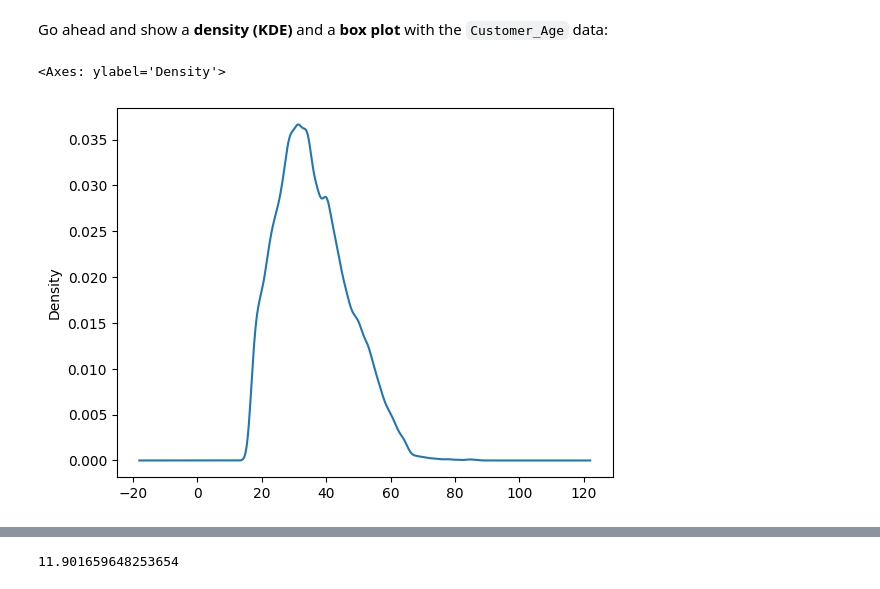
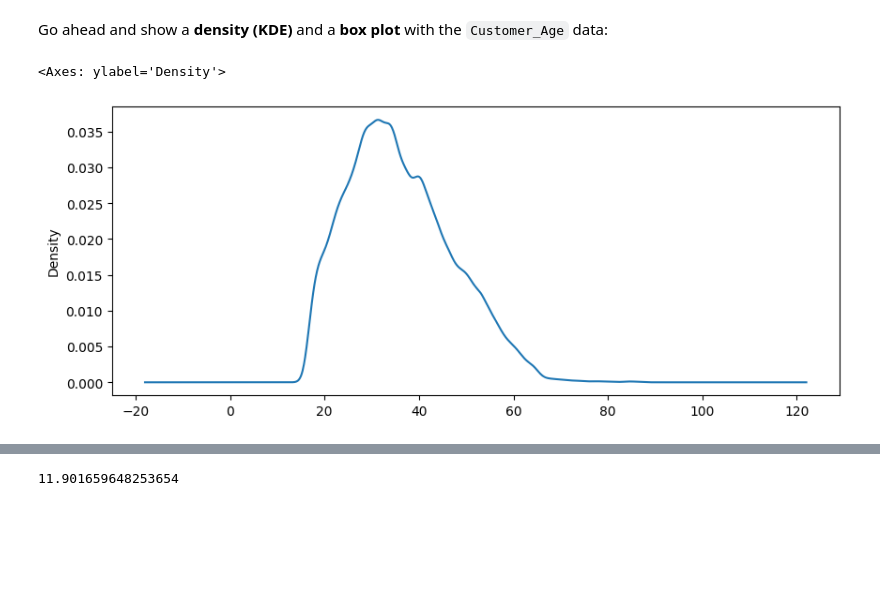
Before and after one commit to ejwang8/PandasExercises, a Jupyter notebook: freeCodeCamp_exercise1.ipynb, the cells around one changed output, grey strips where cells are left out. Saved outputs shown, nothing was run; the diff lists cells and outputs as text; code cells hidden in the pictures; blank space fills up the shorter version.

```diff
--- a/freeCodeCamp_exercise1.ipynb
+++ b/freeCodeCamp_exercise1.ipynb
@@ -43,10 +43,10 @@ sales['Customer_Age'].mean()
 Go ahead and show a <b>density (KDE)</b> and a <b>box plot</b> with the `Customer_Age` data:
 # %%
 # your code goes here
-sales['Customer_Age'].plot(kind="kde")
+sales['Customer_Age'].plot(kind="kde", figsize=(10, 4))
 # %% [output]
 <Axes: ylabel='Density'>
-[figure, old version]
+[figure, new version]
 # %% [markdown]
 ![green-divider](https://user-images.githubusercontent.com/7065401/52071924-c003ad80-2562-11e9-8297-1c6595f8a7ff.png)
 
```
Also changed, not shown: parts of 45 cells of this notebook.
